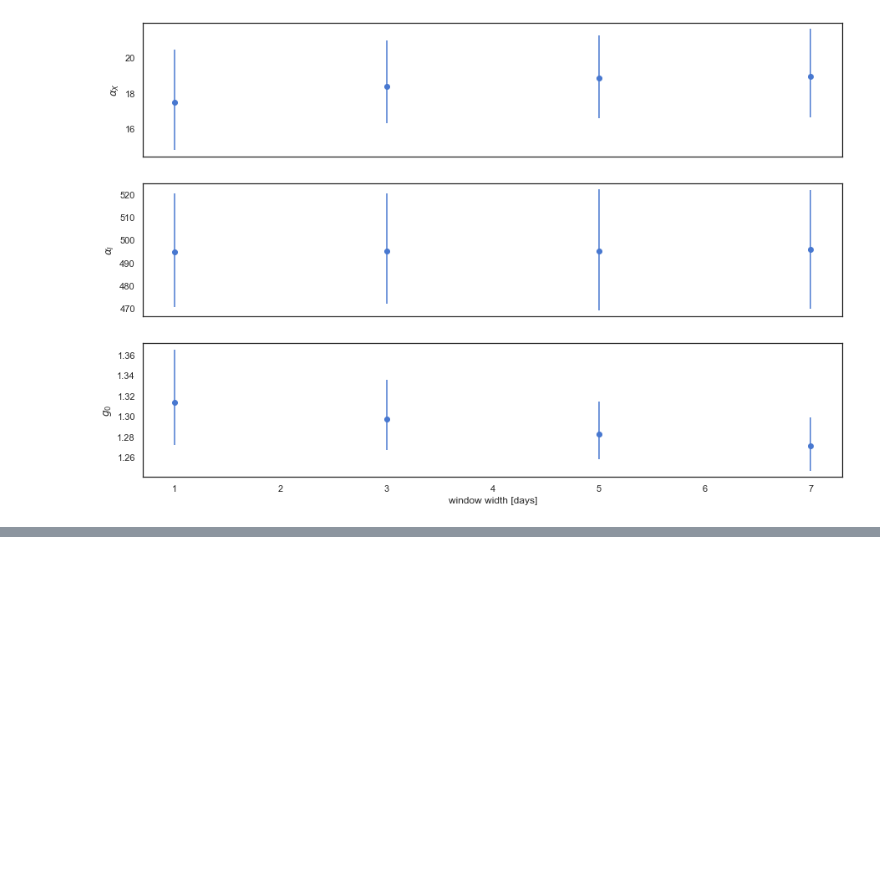
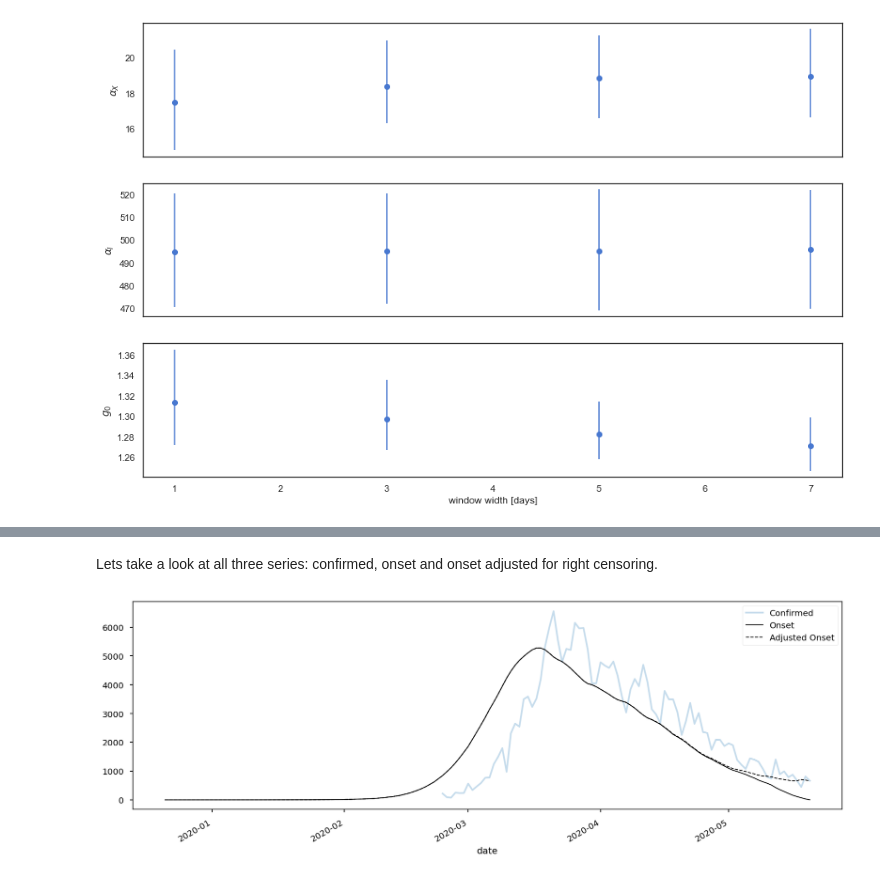
Before and after one commit to dimarkov/SIRCovid19, a Jupyter notebook: smoothing_data.ipynb, the cells around one changed output, grey strips where cells are left out. Saved outputs shown, nothing was run; the diff lists cells and outputs as text; code cells hidden in the pictures; blank space fills up the shorter version.

```diff
--- a/smoothing_data.ipynb
+++ b/smoothing_data.ipynb
@@ -194,0 +315,49 @@ axes[-1].set_xlabel('window width [days]');
+# %%
+def adjust_onset_for_right_censorship(onset, p_delay):
+    cumulative_p_delay = p_delay.cumsum()
+
+    # Calculate the additional ones needed so shapes match
+    ones_needed = len(onset) - len(cumulative_p_delay)
+    padding_shape = (0, ones_needed)
+
+    # Add ones and flip back
+    cumulative_p_delay = np.onp.pad(
+        cumulative_p_delay,
+        padding_shape,
+        constant_values=1)
+    cumulative_p_delay = np.onp.flip(cumulative_p_delay)
+
+    # Adjusts observed onset values to expected terminal onset values
+    adjusted = onset / cumulative_p_delay
+
+    return adjusted, cumulative_p_delay
+
+
+adjusted, cumulative_p_delay = adjust_onset_for_right_censorship(onset, p_delay)
+# %% [markdown]
+Lets take a look at all three series: confirmed, onset and onset adjusted for right censoring.
+# %%
+fig, ax = plt.subplots(figsize=(15,5))
+
+confirmed.plot(
+    ax=ax,
+    label='Confirmed',
+    alpha=.25,
+    lw=2)
+
+onset.plot(
+    ax=ax,
+    label='Onset',
+    c='k',
+    lw=1)
+
+adjusted.plot(
+    ax=ax,
+    label='Adjusted Onset',
+    c='k',
+    linestyle='--',
+    lw=1)
+
+ax.legend();
+# %% [output]
+[figure, added]
```
Also changed, not shown: parts of 25 cells of this notebook.
